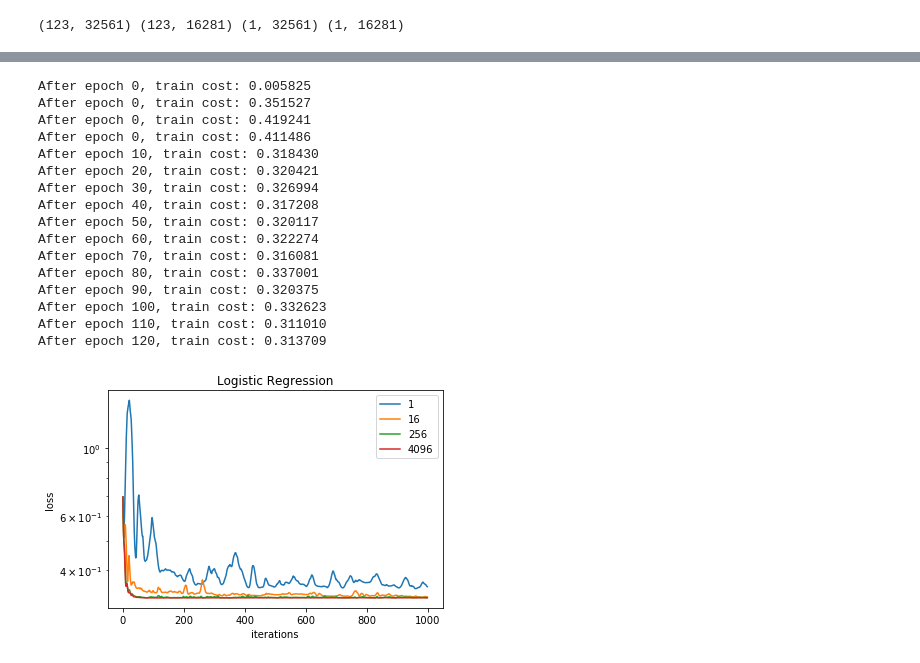
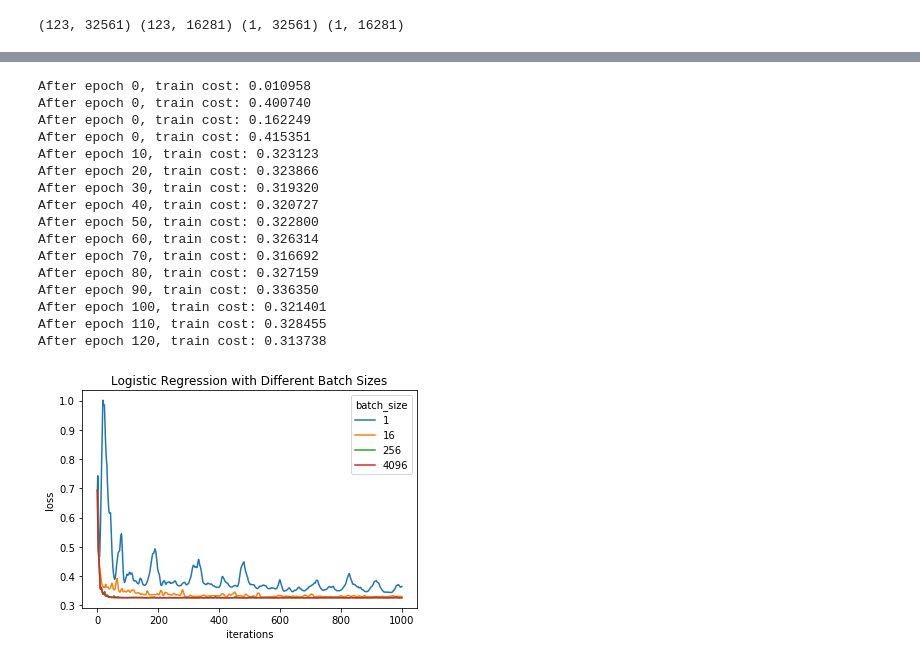
Before and after one commit to nopyhe/ML2017-lab-02, a Jupyter notebook: RegressionExperiment.ipynb, the cells around one changed output, grey strips where cells are left out. Saved outputs shown, nothing was run; the diff lists cells and outputs as text; code cells hidden in the pictures.

```diff
--- a/RegressionExperiment.ipynb
+++ b/RegressionExperiment.ipynb
@@ -142,15 +142,15 @@ def model(X_train, Y_train, X_val, Y_val, batch_size = 64, num_epochs = 200, max
             val_cost,_,_= propagate(W,b,X_val,Y_val)
 
 #             Y_batch_prediction = predict(W,b,X_batch)
-#             Y_val_prediction = predict(W,b,X_val)
+            Y_val_prediction = predict(W,b,X_val)
 #             train_accuracy = 100 - np.mean(np.abs(Y_batch_prediction - Y_batch) / 2) * 100
-#             val_accuracy = 100 - np.mean(np.abs(Y_val_prediction - Y_val) / 2) * 100
+            val_accuracy = 100 - np.mean(np.abs(Y_val_prediction - Y_val) / 2) * 100
 
             # 保存cost
             train_cost_log.append(train_cost)
             val_cost_log.append(val_cost)
 #             train_accuracy_log.append(train_accuracy)
-#             val_accuracy_log.append(val_accuracy)
+            val_accuracy_log.append(val_accuracy)
 
             # 更新参数
             if optimizer is "GD": # Gradient Descent
@@ -252,40 +272,41 @@ _,_,_,loss_batch_size_16,_,accuracy_batch_size_16 = model(X_train,y_train,X_val,
 _,_,_,loss_batch_size_256,_,accuracy_batch_size_256 = model(X_train,y_train,X_val,y_val,num_epochs = num_epochs,max_num_iterations = max_num_iterations,batch_size=256,learning_rate = 0.01,optimizer = 'Adam',print_cost=True)
 _,_,_,loss_batch_size_4096,_,accuracy_batch_size_4096 = model(X_train,y_train,X_val,y_val,num_epochs = num_epochs,max_num_iterations = max_num_iterations,batch_size=4096 ,learning_rate = 0.01,optimizer = 'Adam',print_cost=True)
 # %% [output]
-After epoch 0, train cost: 0.005825
-After epoch 0, train cost: 0.351527
-After epoch 0, train cost: 0.419241
-After epoch 0, train cost: 0.411486
-After epoch 10, train cost: 0.318430
-After epoch 20, train cost: 0.320421
-After epoch 30, train cost: 0.326994
-After epoch 40, train cost: 0.317208
-After epoch 50, train cost: 0.320117
-After epoch 60, train cost: 0.322274
-After epoch 70, train cost: 0.316081
-After epoch 80, train cost: 0.337001
-After epoch 90, train cost: 0.320375
-After epoch 100, train cost: 0.332623
-After epoch 110, train cost: 0.311010
-After epoch 120, train cost: 0.313709
+After epoch 0, train cost: 0.010958
+After epoch 0, train cost: 0.400740
+After epoch 0, train cost: 0.162249
+After epoch 0, train cost: 0.415351
+After epoch 10, train cost: 0.323123
+After epoch 20, train cost: 0.323866
+After epoch 30, train cost: 0.319320
+After epoch 40, train cost: 0.320727
+After epoch 50, train cost: 0.322800
+After epoch 60, train cost: 0.326314
+After epoch 70, train cost: 0.316692
+After epoch 80, train cost: 0.327159
+After epoch 90, train cost: 0.336350
+After epoch 100, train cost: 0.321401
+After epoch 110, train cost: 0.328455
+After epoch 120, train cost: 0.313738
 # %%
 plt.plot(loss_batch_size_1, label='1')
 # plt.plot(loss_batch_size_2, label='2')
 # plt.plot(loss_batch_size_4 , label='4')
 # plt.plot(loss_batch_size_8, label='8')
 plt.plot(loss_batch_size_16, label='16')
 plt.plot(loss_batch_size_256, label='256')
 plt.plot(loss_batch_size_4096, label='4096')
 # plt.plot(GD_loss, label='MGD')
 # plt.plot(val_loss_log,'b', label = 'validation set')
 
 
-plt.legend() # 图例
+plt.legend(title = 'batch_size') # 图例
 # plt.axis([0,10,0.3,0.5])
 plt.ylabel('loss')
 plt.xlabel('iterations')
-plt.yscale('log')
-plt.title('Logistic Regression')
-plt.show()
+# plt.yscale('log')
+plt.title('Logistic Regression with Different Batch Sizes')
+# plt.show()
+plt.savefig('report/logistic_regression_loss_with_different_batch_size.eps', format='eps', dpi=1000)
 # %% [output]
-[figure, old version]
+[figure, new version]
```
Also changed, not shown: parts of 4 cells of this notebook, 3 other files.
